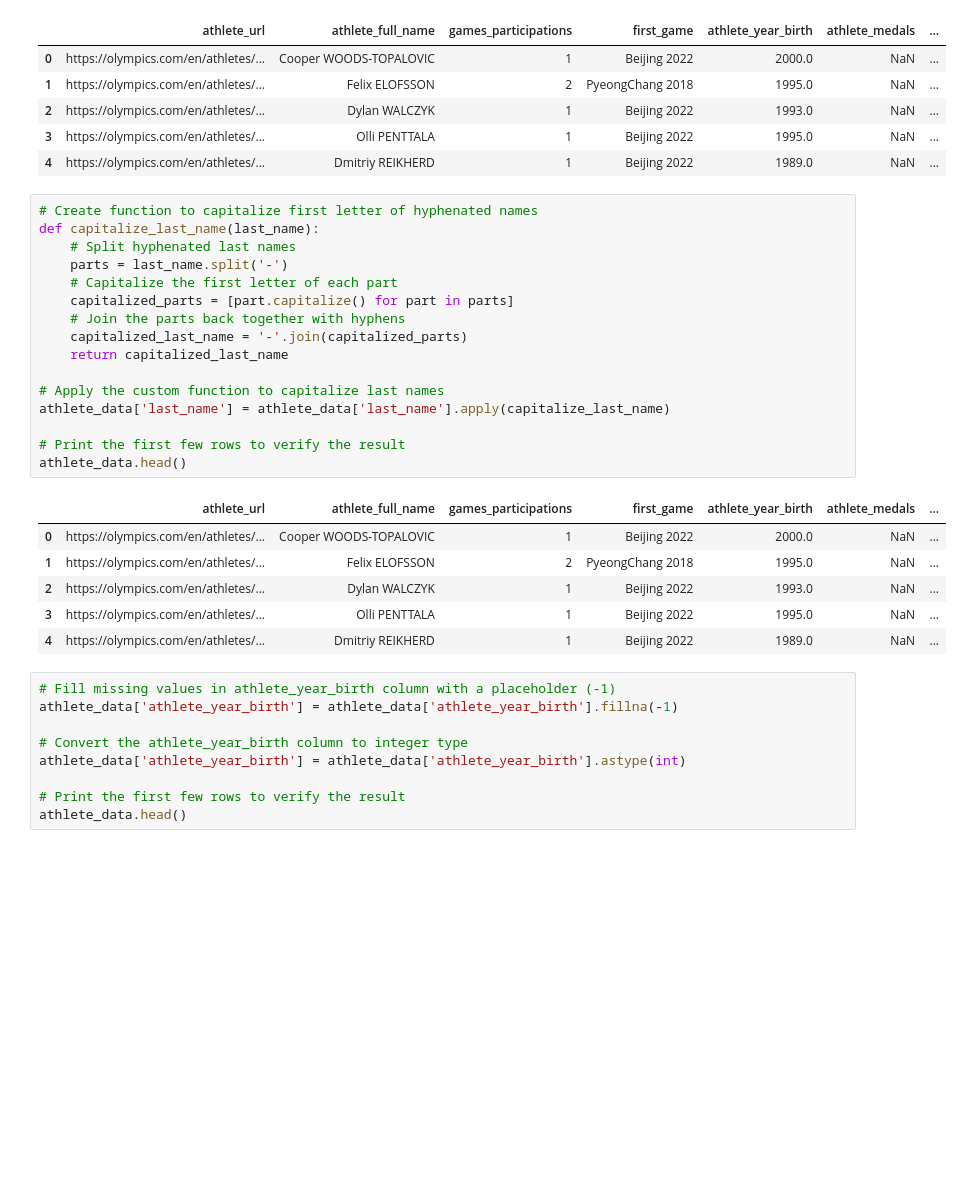
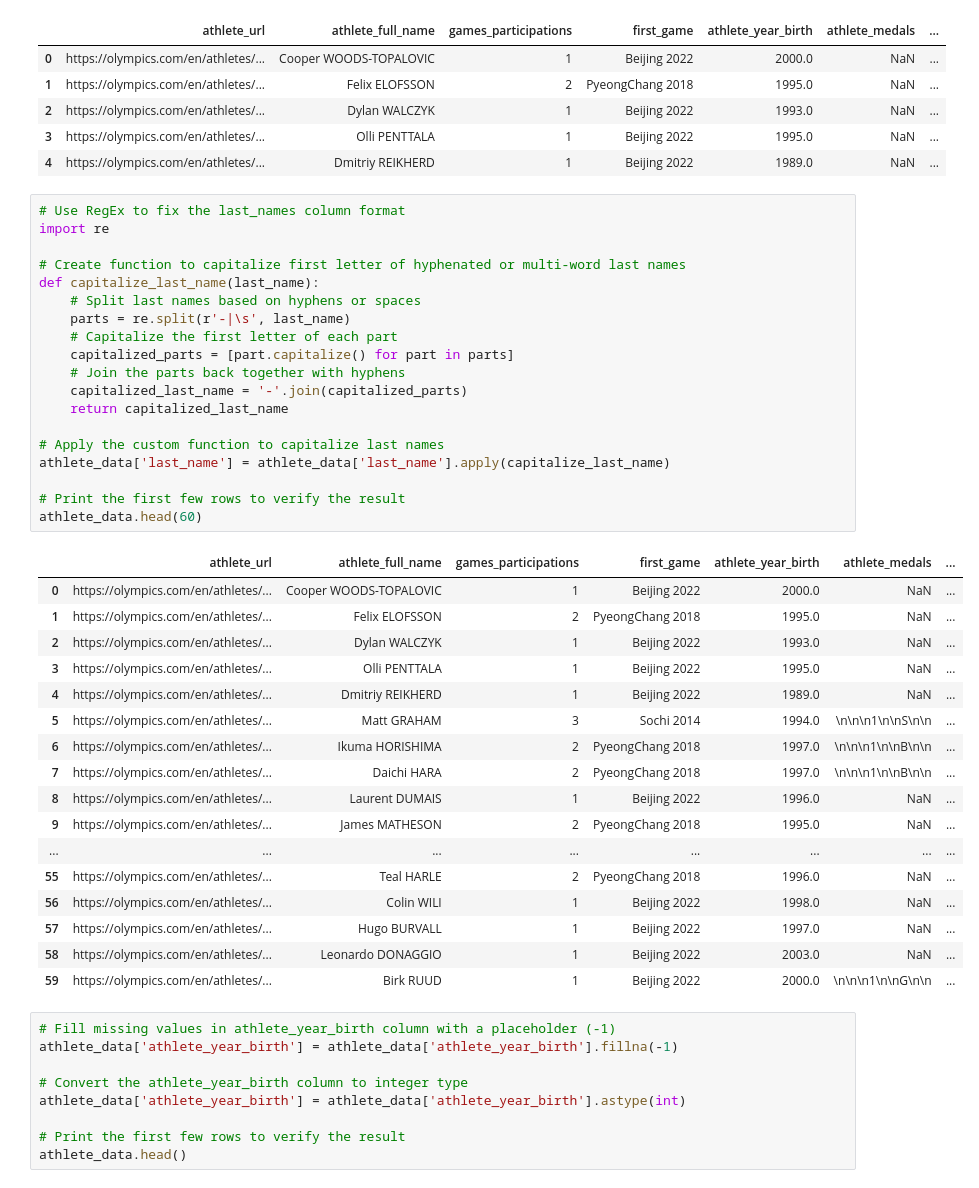
Before and after one commit to paoloarciaga/Olympics_Data_Engineering, a Jupyter notebook: Olympic_Files/Athletes_Cleaned.ipynb, the cells around one changed output. Saved outputs shown, nothing was run; the diff lists cells and outputs as text; blank space fills up the shorter version.

```diff
--- a/Olympic_Files/Athletes_Cleaned.ipynb
+++ b/Olympic_Files/Athletes_Cleaned.ipynb
@@ -77,28 +77,42 @@ athlete_data.head()
 | 3 | https://olympics.com/en/athletes/... | Olli PENTTALA | 1 | Beijing 2022 | 1995.0 | NaN | ... |
 | 4 | https://olympics.com/en/athletes/... | Dmitriy REIKHERD | 1 | Beijing 2022 | 1989.0 | NaN | ... |
 # %%
-# Create function to capitalize first letter of hyphenated names
+# Use RegEx to fix the last_names column format
+import re
+
+# Create function to capitalize first letter of hyphenated or multi-word last names
 def capitalize_last_name(last_name):
-    # Split hyphenated last names
-    parts = last_name.split('-')
+    # Split last names based on hyphens or spaces
+    parts = re.split(r'-|\s', last_name)
     # Capitalize the first letter of each part
     capitalized_parts = [part.capitalize() for part in parts]
     # Join the parts back together with hyphens
     capitalized_last_name = '-'.join(capitalized_parts)
     return capitalized_last_name
 
 # Apply the custom function to capitalize last names
 athlete_data['last_name'] = athlete_data['last_name'].apply(capitalize_last_name)
 
 # Print the first few rows to verify the result
-athlete_data.head()
+athlete_data.head(60)
 # %% [output]
 |  | athlete_url | athlete_full_name | games_participations | first_game | athlete_year_birth | athlete_medals | ... |
 | 0 | https://olympics.com/en/athletes/... | Cooper WOODS-TOPALOVIC | 1 | Beijing 2022 | 2000.0 | NaN | ... |
 | 1 | https://olympics.com/en/athletes/... | Felix ELOFSSON | 2 | PyeongChang 2018 | 1995.0 | NaN | ... |
 | 2 | https://olympics.com/en/athletes/... | Dylan WALCZYK | 1 | Beijing 2022 | 1993.0 | NaN | ... |
 | 3 | https://olympics.com/en/athletes/... | Olli PENTTALA | 1 | Beijing 2022 | 1995.0 | NaN | ... |
 | 4 | https://olympics.com/en/athletes/... | Dmitriy REIKHERD | 1 | Beijing 2022 | 1989.0 | NaN | ... |
+| 5 | https://olympics.com/en/athletes/... | Matt GRAHAM | 3 | Sochi 2014 | 1994.0 | \n\n\n1\n\nS\n\n | ... |
+| 6 | https://olympics.com/en/athletes/... | Ikuma HORISHIMA | 2 | PyeongChang 2018 | 1997.0 | \n\n\n1\n\nB\n\n | ... |
+| 7 | https://olympics.com/en/athletes/... | Daichi HARA | 2 | PyeongChang 2018 | 1997.0 | \n\n\n1\n\nB\n\n | ... |
+| 8 | https://olympics.com/en/athletes/... | Laurent DUMAIS | 1 | Beijing 2022 | 1996.0 | NaN | ... |
+| 9 | https://olympics.com/en/athletes/... | James MATHESON | 2 | PyeongChang 2018 | 1995.0 | NaN | ... |
+| ... | ... | ... | ... | ... | ... | ... | ... |
+| 55 | https://olympics.com/en/athletes/... | Teal HARLE | 2 | PyeongChang 2018 | 1996.0 | NaN | ... |
+| 56 | https://olympics.com/en/athletes/... | Colin WILI | 1 | Beijing 2022 | 1998.0 | NaN | ... |
+| 57 | https://olympics.com/en/athletes/... | Hugo BURVALL | 1 | Beijing 2022 | 1997.0 | NaN | ... |
+| 58 | https://olympics.com/en/athletes/... | Leonardo DONAGGIO | 1 | Beijing 2022 | 2003.0 | NaN | ... |
+| 59 | https://olympics.com/en/athletes/... | Birk RUUD | 1 | Beijing 2022 | 2000.0 | \n\n\n1\n\nG\n\n | ... |
 # %%
 # Fill missing values in athlete_year_birth column with a placeholder (-1)
 athlete_data['athlete_year_birth'] = athlete_data['athlete_year_birth'].fillna(-1)
```
Also changed, not shown: parts of 3 cells of this notebook, 2 other files.
